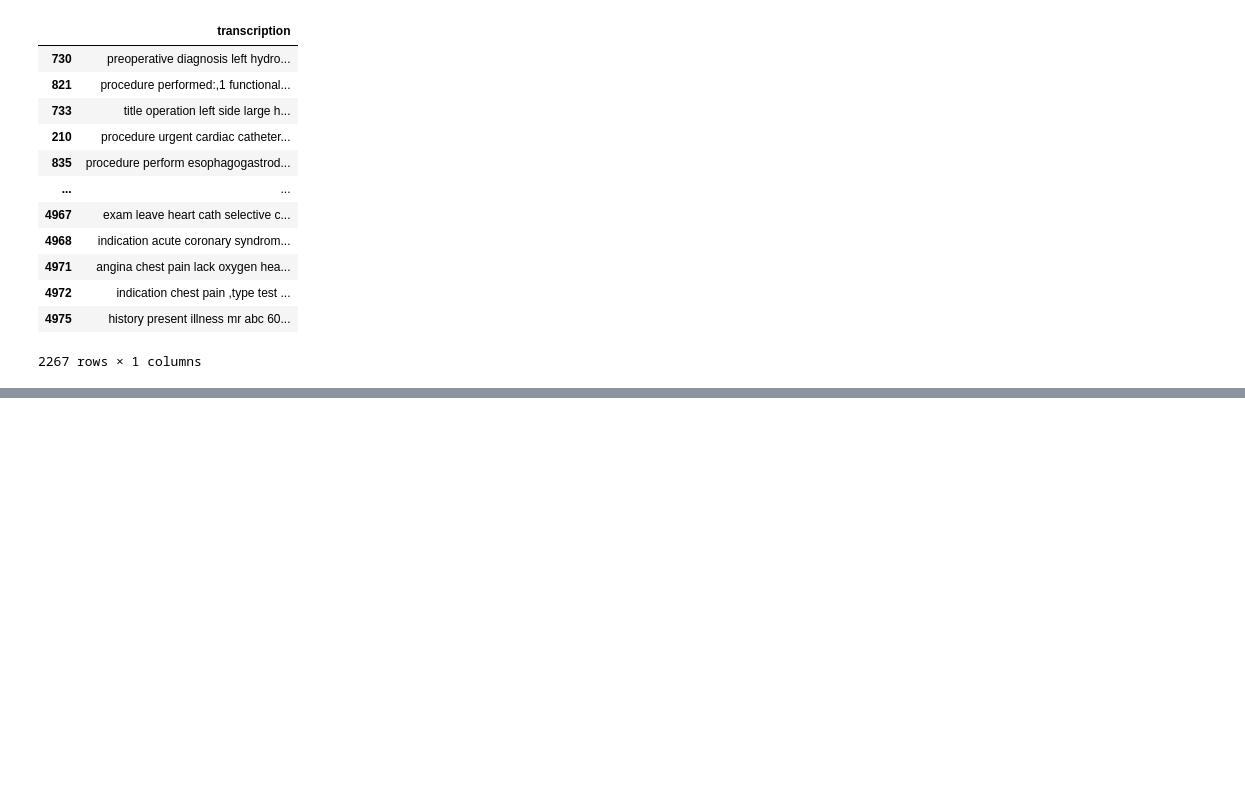
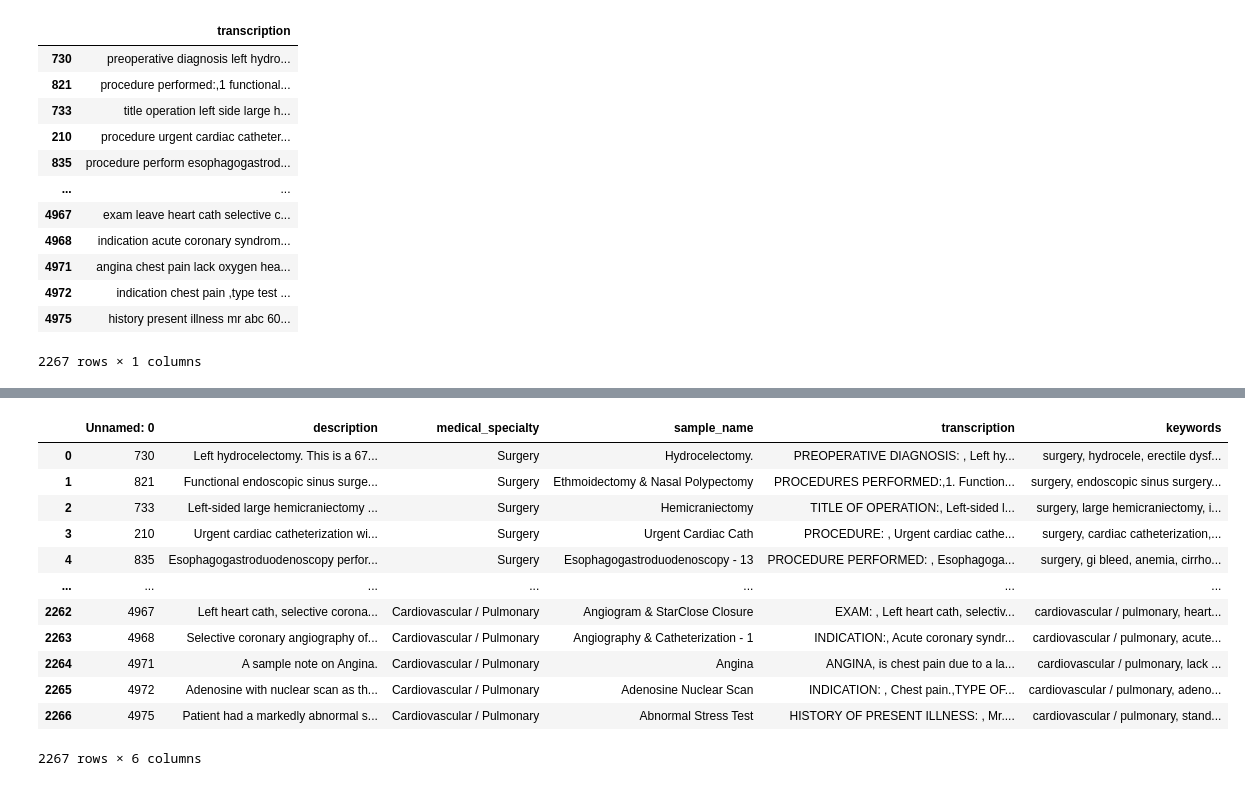
Before and after one commit to italorosq/Deep-learning-e-Saude, a Jupyter notebook: Notebooks/notebookprincipal.ipynb, the cells around one changed output, grey strips where cells are left out. Saved outputs shown, nothing was run; the diff lists cells and outputs as text; code cells hidden in the pictures; blank space fills up the shorter version.

```diff
--- a/Notebooks/notebookprincipal.ipynb
+++ b/Notebooks/notebookprincipal.ipynb
@@ -333,0 +339,3 @@ from sklearn.model_selection import GridSearchCV
+# %%
+x = pd.read_csv('C:\\Users\\italo\\Desktop\\SAÚDE E IA\\Database\\df_balanced_limpo.csv')
+y = pd.read_csv('C:\\Users\\italo\\Desktop\\SAÚDE E IA\\Database\\df_balanced.csv')
@@ -333,0 +358,16 @@ from sklearn.model_selection import GridSearchCV
+# %%
+y
+# %% [output]
+|  | Unnamed: 0 | description | medical_specialty | sample_name | transcription | keywords |
+| 0 | 730 | Left hydrocelectomy. This is a 67... | Surgery | Hydrocelectomy. | PREOPERATIVE DIAGNOSIS: , Left hy... | surgery, hydrocele, erectile dysf... |
+| 1 | 821 | Functional endoscopic sinus surge... | Surgery | Ethmoidectomy & Nasal Polypectomy | PROCEDURES PERFORMED:,1. Function... | surgery, endoscopic sinus surgery... |
+| 2 | 733 | Left-sided large hemicraniectomy ... | Surgery | Hemicraniectomy | TITLE OF OPERATION:, Left-sided l... | surgery, large hemicraniectomy, i... |
+| 3 | 210 | Urgent cardiac catheterization wi... | Surgery | Urgent Cardiac Cath | PROCEDURE: , Urgent cardiac cathe... | surgery, cardiac catheterization,... |
+| 4 | 835 | Esophagogastroduodenoscopy perfor... | Surgery | Esophagogastroduodenoscopy - 13 | PROCEDURE PERFORMED: , Esophagoga... | surgery, gi bleed, anemia, cirrho... |
+| ... | ... | ... | ... | ... | ... | ... |
+| 2262 | 4967 | Left heart cath, selective corona... | Cardiovascular / Pulmonary | Angiogram & StarClose Closure | EXAM: , Left heart cath, selectiv... | cardiovascular / pulmonary, heart... |
+| 2263 | 4968 | Selective coronary angiography of... | Cardiovascular / Pulmonary | Angiography & Catheterization - 1 | INDICATION:, Acute coronary syndr... | cardiovascular / pulmonary, acute... |
+| 2264 | 4971 | A sample note on Angina. | Cardiovascular / Pulmonary | Angina | ANGINA, is chest pain due to a la... | cardiovascular / pulmonary, lack ... |
+| 2265 | 4972 | Adenosine with nuclear scan as th... | Cardiovascular / Pulmonary | Adenosine Nuclear Scan | INDICATION: , Chest pain.,TYPE OF... | cardiovascular / pulmonary, adeno... |
+| 2266 | 4975 | Patient had a markedly abnormal s... | Cardiovascular / Pulmonary | Abnormal Stress Test | HISTORY OF PRESENT ILLNESS: , Mr.... | cardiovascular / pulmonary, stand... |
+2267 rows × 6 columns
```
Also changed, not shown: parts of 8 cells of this notebook.
